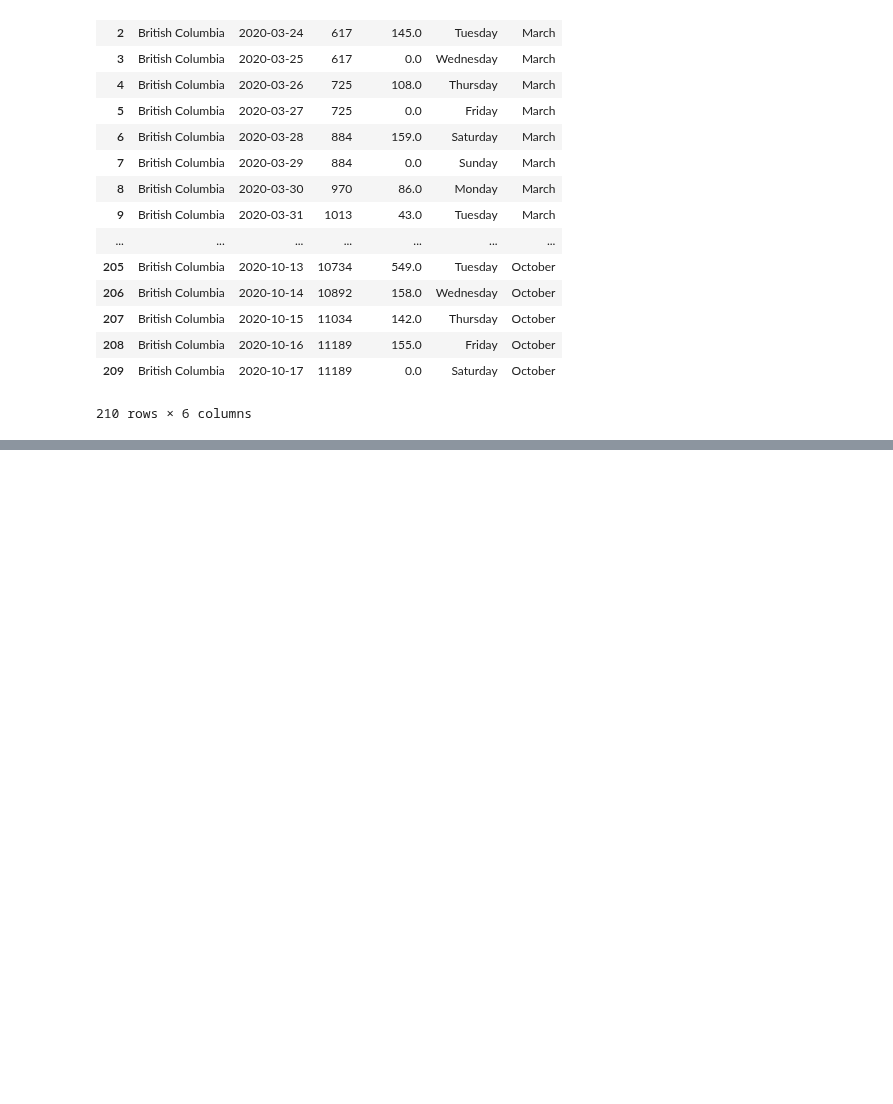
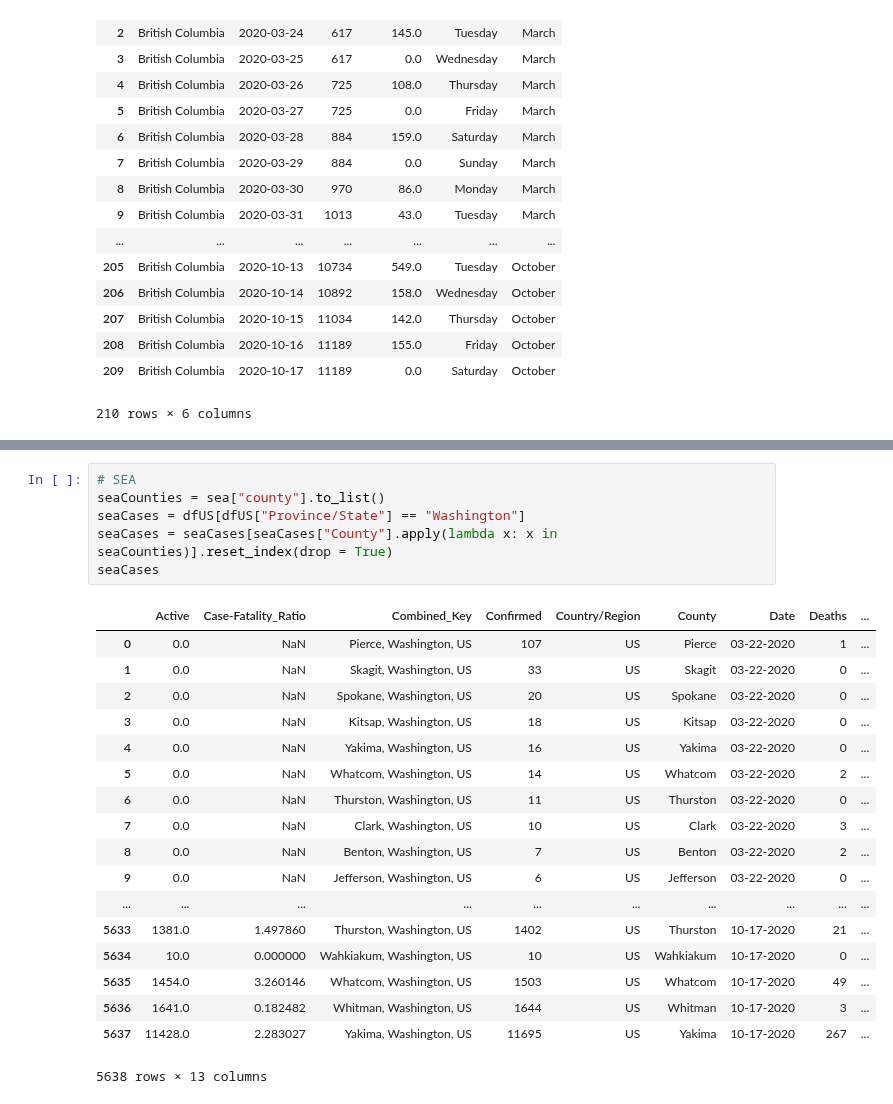
Before and after one commit to clement-ip/covid-airport-travel, a Jupyter notebook: analyze_covid.ipynb, the cells around one changed output, grey strips where cells are left out. Drawn from its saved outputs; the diff is of its cells as text; blank space fills up the shorter version.

```diff
--- a/analyze_covid.ipynb
+++ b/analyze_covid.ipynb
@@ -182,0 +211,25 @@ Stored 'bcCount' (DataFrame)
+# %%
+# SEA
+seaCounties = sea["county"].to_list()
+seaCases = dfUS[dfUS["Province/State"] == "Washington"]
+seaCases = seaCases[seaCases["County"].apply(lambda x: x in seaCounties)].reset_index(drop = True)
+seaCases
+# %% [output]
+|  | Active | Case-Fatality_Ratio | Combined_Key | Confirmed | Country/Region | County | Date | Deaths | ... |
+| 0 | 0.0 | NaN | Pierce, Washington, US | 107 | US | Pierce | 03-22-2020 | 1 | ... |
+| 1 | 0.0 | NaN | Skagit, Washington, US | 33 | US | Skagit | 03-22-2020 | 0 | ... |
+| 2 | 0.0 | NaN | Spokane, Washington, US | 20 | US | Spokane | 03-22-2020 | 0 | ... |
+| 3 | 0.0 | NaN | Kitsap, Washington, US | 18 | US | Kitsap | 03-22-2020 | 0 | ... |
+| 4 | 0.0 | NaN | Yakima, Washington, US | 16 | US | Yakima | 03-22-2020 | 0 | ... |
+| 5 | 0.0 | NaN | Whatcom, Washington, US | 14 | US | Whatcom | 03-22-2020 | 2 | ... |
+| 6 | 0.0 | NaN | Thurston, Washington, US | 11 | US | Thurston | 03-22-2020 | 0 | ... |
+| 7 | 0.0 | NaN | Clark, Washington, US | 10 | US | Clark | 03-22-2020 | 3 | ... |
+| 8 | 0.0 | NaN | Benton, Washington, US | 7 | US | Benton | 03-22-2020 | 2 | ... |
+| 9 | 0.0 | NaN | Jefferson, Washington, US | 6 | US | Jefferson | 03-22-2020 | 0 | ... |
+| ... | ... | ... | ... | ... | ... | ... | ... | ... | ... |
+| 5633 | 1381.0 | 1.497860 | Thurston, Washington, US | 1402 | US | Thurston | 10-17-2020 | 21 | ... |
+| 5634 | 10.0 | 0.000000 | Wahkiakum, Washington, US | 10 | US | Wahkiakum | 10-17-2020 | 0 | ... |
+| 5635 | 1454.0 | 3.260146 | Whatcom, Washington, US | 1503 | US | Whatcom | 10-17-2020 | 49 | ... |
+| 5636 | 1641.0 | 0.182482 | Whitman, Washington, US | 1644 | US | Whitman | 10-17-2020 | 3 | ... |
+| 5637 | 11428.0 | 2.283027 | Yakima, Washington, US | 11695 | US | Yakima | 10-17-2020 | 267 | ... |
+5638 rows × 13 columns
```
Also changed, not shown: parts of 12 cells of this notebook, 10 other files.
